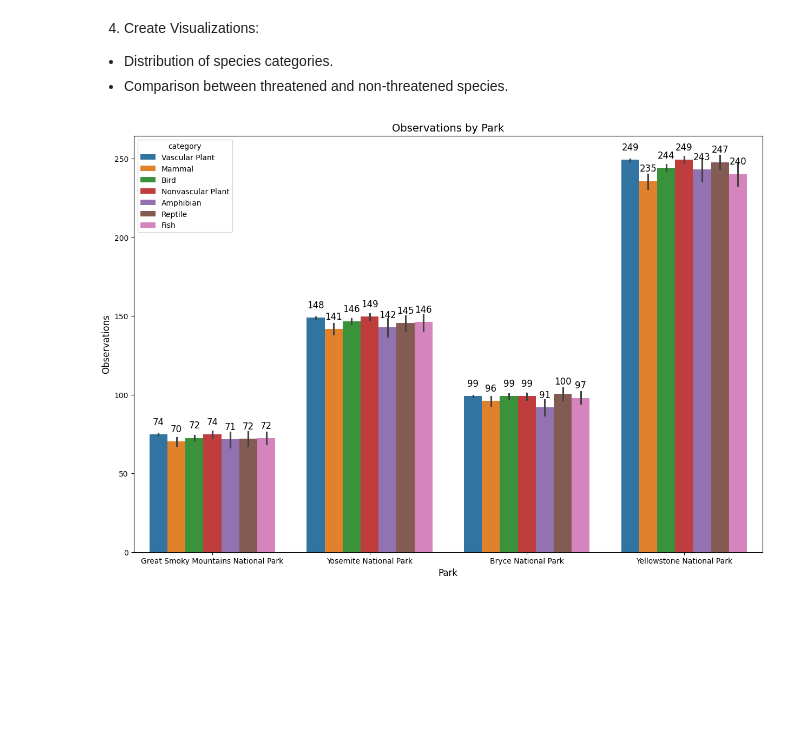
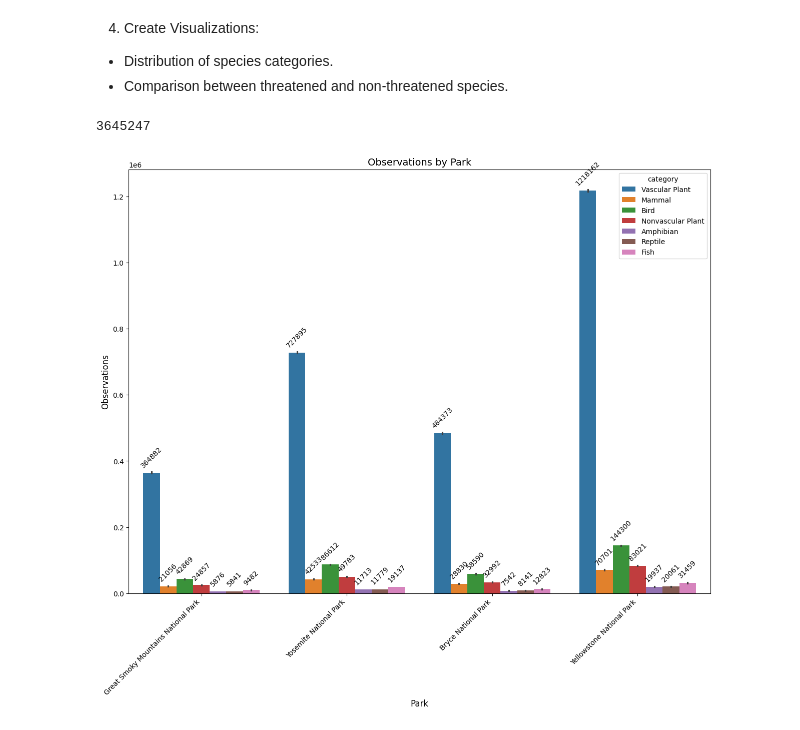
Before and after one commit to GitOlivier10/biodiversity-starter, a Jupyter notebook: biodiversity.ipynb, the cells around one changed output. Drawn from its saved outputs; the diff is of its cells as text; code cells hidden in the pictures; blank space fills up the shorter version.

```diff
--- a/biodiversity.ipynb
+++ b/biodiversity.ipynb
@@ -351,21 +355,25 @@ As P-value shows, there is a strong correlation between observations and the con
 * Distribution of species categories.
 * Comparison between threatened and non-threatened species.
 # %%
-y = df_merged['observations'].groupby(df_merged['park_name']).sum()
-x = df_merged['park_name'].unique()
+print(df_merged['observations'].sum())
+
+plt.figure(figsize=(15, 11))
+
+ax = sns.barplot(data=df_merged, x='park_name', y='observations', hue='category', estimator=sum)
 
 
-plt.figure(figsize=(15, 10))
-ax = sns.barplot(data = df_merged, x = 'park_name', y = 'observations',hue = 'category')
 for container in ax.containers:
-    ax.bar_label(container, fmt='%d', label_type='edge', fontsize=12, padding=10)
-plt.xticks(rotation=0)
+    ax.bar_label(container, fmt='%d', label_type='edge',  fontsize=10, padding=5, rotation=45)
+
+
+plt.xticks(rotation=45, ha='right')
 plt.title("Observations by Park", fontsize=14)
 plt.xlabel("Park", fontsize=12)
 plt.ylabel("Observations", fontsize=12)
 plt.show()
 # %% [output]
+3645247
-[figure, old version]
+[figure, new version]
 # %%
 df_endangered = df_merged[df_merged['conservation_status'] == 'Endangered']
 df_grouped = df_endangered['category'].groupby(df_endangered['park_name']).value_counts().reset_index(name='count')
```
Also changed, not shown: parts of 5 cells of this notebook.
